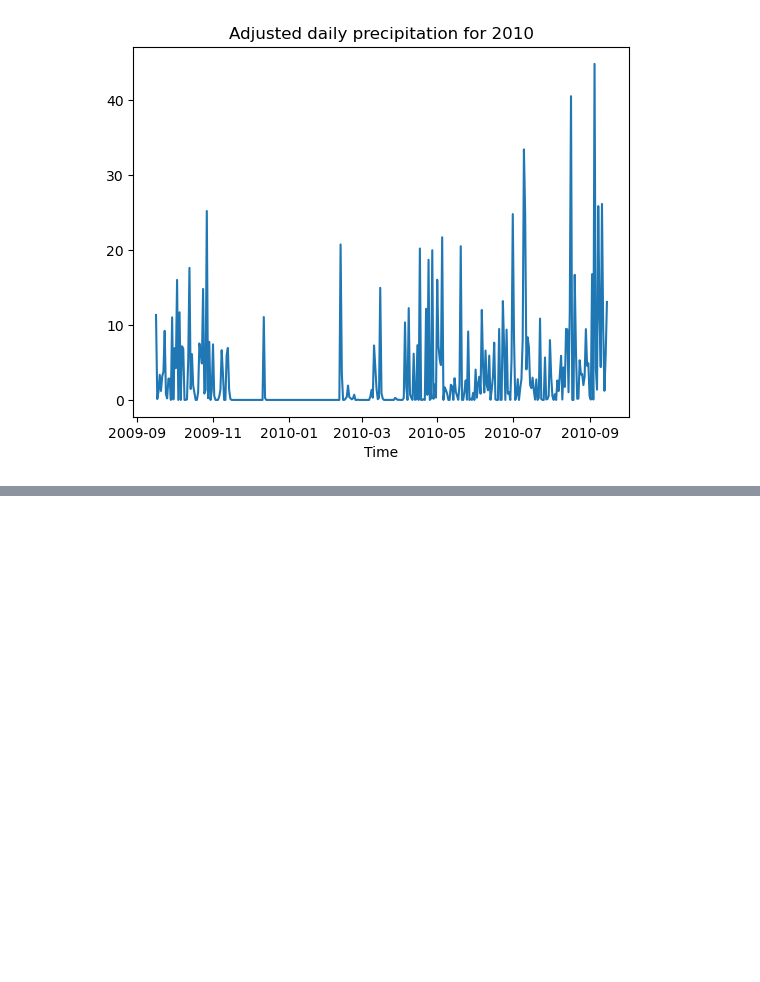
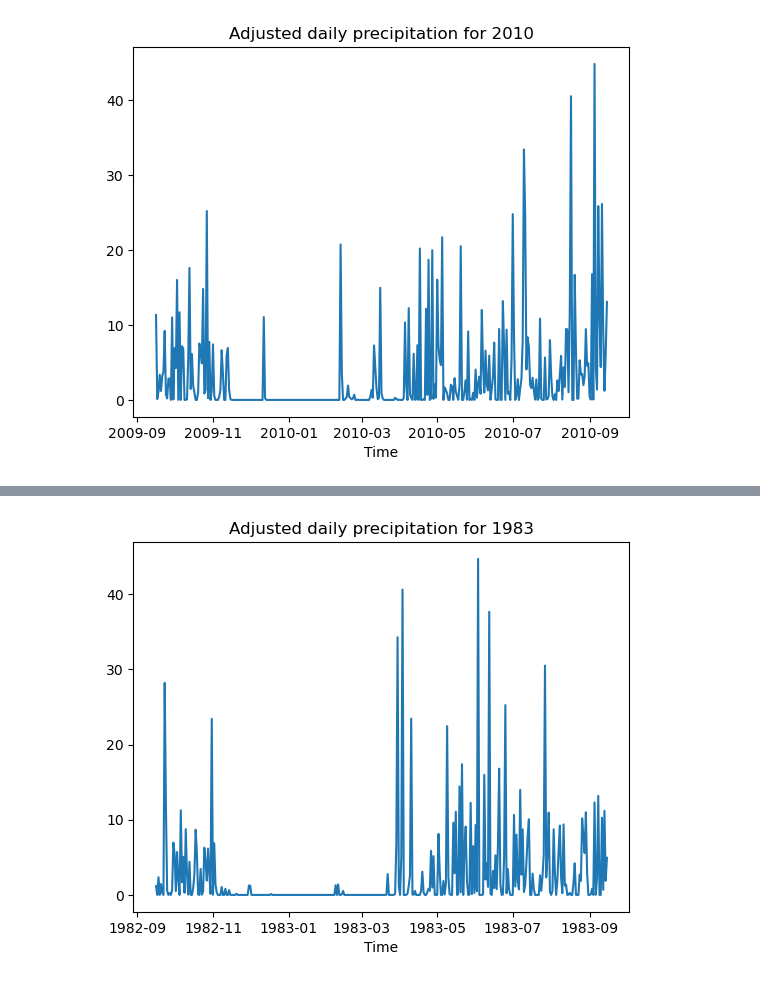
Before and after one commit to ehuistra/volta-case, a Jupyter notebook: python code drought Oti.ipynb, the cells around one changed output, grey strips where cells are left out. Drawn from its saved outputs; the diff is of its cells as text; code cells hidden in the pictures; blank space fills up the shorter version.

```diff
--- a/python code drought Oti.ipynb
+++ b/python code drought Oti.ipynb
@@ -1139,0 +1188,79 @@ maximum consecutive dry days in 2010: 61
+# %%
+#Dit is een van de toekomstvoorspellingen waar een lange droge periode voorkomt
+
+
+rainfall_sep1982_sep1983 = station.loc['1982-09-16':'1983-09-15']
+current_longest_drought = rainfall_sep1982_sep1983.copy()
+monthly = rainfall_sep1982_sep1983.resample('M').sum()
+display(monthly)
+
+jan_feb = rainfall_sep1982_sep1983.loc['1983-01':'1983-02']
+dec     = rainfall_sep1982_sep1983.loc['1982-12']
+jan_feb_dec = pd.concat([jan_feb, dec])
+
+monthly_jan_feb_dec = jan_feb_dec.resample('M').sum()
+sum_monthly_jan_feb_dec = monthly_jan_feb_dec.sum()
+print(f"Total precipitation in Jan, Feb, Dec 1983: {sum_monthly_jan_feb_dec} mm")
+
+mar_apr_may_june = rainfall_sep1982_sep1983.loc['1983-03':'1983-06']
+monthly_mar_apr_may_june = mar_apr_may_june.resample('M').sum()
+sum_monthly_mar_apr_may_june = monthly_mar_apr_may_june.sum()
+print(f"Total precipitation in Mar–Jun 1983: {sum_monthly_mar_apr_may_june} mm")
+new_march_april_may_june = mar_apr_may_june * 0.917
+monthly_new_march_april_may_june = new_march_april_may_june.resample('M').sum()
+sum_monthly_new_march_april_may_june = monthly_new_march_april_may_june.sum()
+print(f"Total precipitation in Mar–Jun 1983 with 8.3% reduction: {sum_monthly_new_march_april_may_june} mm")
+
+jul_aug_sep = rainfall_sep1982_sep1983.loc['1983-07-01':'1983-09-15']
+monthly_jul_aug_sep = jul_aug_sep.resample('M').sum()
+sum_monthly_jul_aug_sep = monthly_jul_aug_sep.sum()
+print(f"Total precipitation in Jul–Sep 1983: {sum_monthly_jul_aug_sep} mm")
+new_jul_aug_sep = jul_aug_sep * 1.068
+monthly_new_jul_aug_sep = new_jul_aug_sep.resample('M').sum()
+sum_monthly_new_jul_aug_sep = monthly_new_jul_aug_sep.sum()
+print(f'precipitation in Jul–Sep 1983 with 6.8% increase: {sum_monthly_new_jul_aug_sep} mm')
+
+sep_oct_nov = rainfall_sep1982_sep1983.loc['1982-09-16':'1982-11-30']
+monthly_sep_oct_nov = sep_oct_nov.resample('M').sum()
+sum_monthly_sep_oct_nov = monthly_sep_oct_nov.sum()
+print(f"Total precipitation in Sep–Nov 1983: {sum_monthly_sep_oct_nov} mm")
+new_sep_oct_nov = sep_oct_nov * 1.066
+monthly_new_sep_oct_nov = new_sep_oct_nov.resample('M').sum()
+sum_monthly_new_sep_oct_nov = monthly_new_sep_oct_nov.sum()
+print(f"Total precipitation in Sep–Nov 1983 with 6.6% increase: {sum_monthly_new_sep_oct_nov} mm")
+
+
+jan_feb = rainfall_sep1982_sep1983.loc['1983-01':'1983-02']
+mar_jun = rainfall_sep1982_sep1983.loc['1983-03':'1983-06']
+jul_sep_15 = rainfall_sep1982_sep1983.loc['1983-07-01':'1983-09-15']
+sep_16_nov = rainfall_sep1982_sep1983.loc['1982-09-16':'1982-11-30']
+dec = rainfall_sep1982_sep1983.loc['1982-12']
+
+# Apply scaling factors
+new_mar_jun = mar_jun * 0.917
+new_jul_sep_15 = jul_sep_15 * 1.068
+new_sep_16_nov = sep_16_nov * 1.066
+
+# Concatenate and sort
+new_2083 = pd.concat([jan_feb, new_mar_jun, new_jul_sep_15, new_sep_16_nov, dec])
+new_2083 = new_2083.sort_index()
+
+adjusted_longest_drought = new_2083.copy()
+
+display(new_2083)
+plt.plot(new_2083.index, new_2083['precipitation'])
+plt.xlabel('Time')
+plt.title('Adjusted daily precipitation for 1983')
+
+max_streak = 0
+current   = 0
+for val in new_2083['precipitation'].values:
+    if val <1: # dry day
+        current += 1
+        if current > max_streak:
+            max_streak = current
+    else:
+        current = 0
+
+print(f"maximum consecutive dry days in 1983: {max_streak}")
+# %% [output]
@@ -1139,0 +1311 @@ maximum consecutive dry days in 2010: 61
+[figure, added]
```
Also changed, not shown: parts of 6 cells of this notebook, 11 other files.
